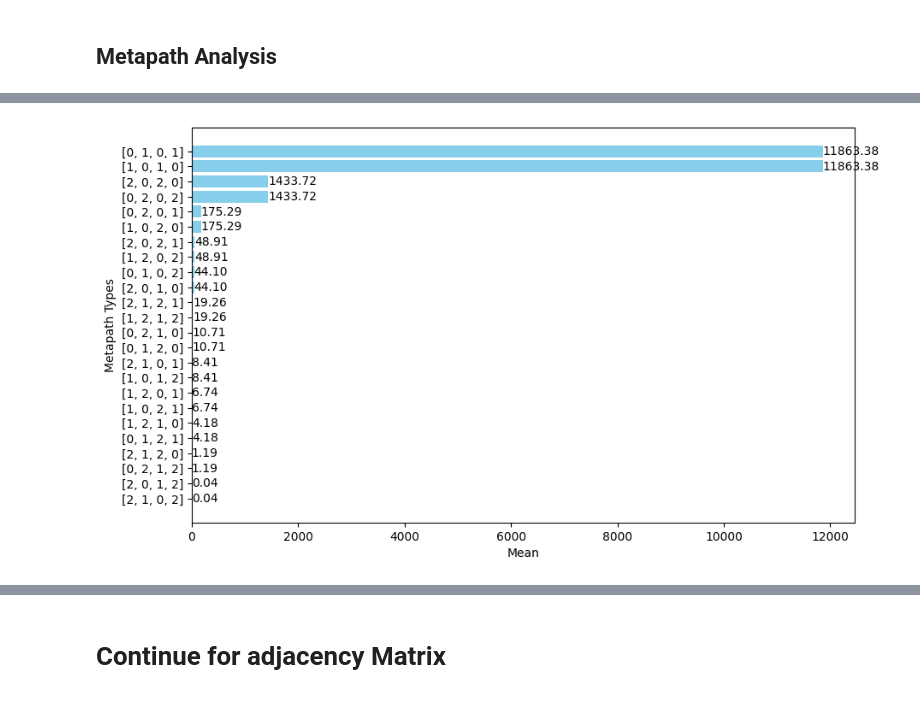
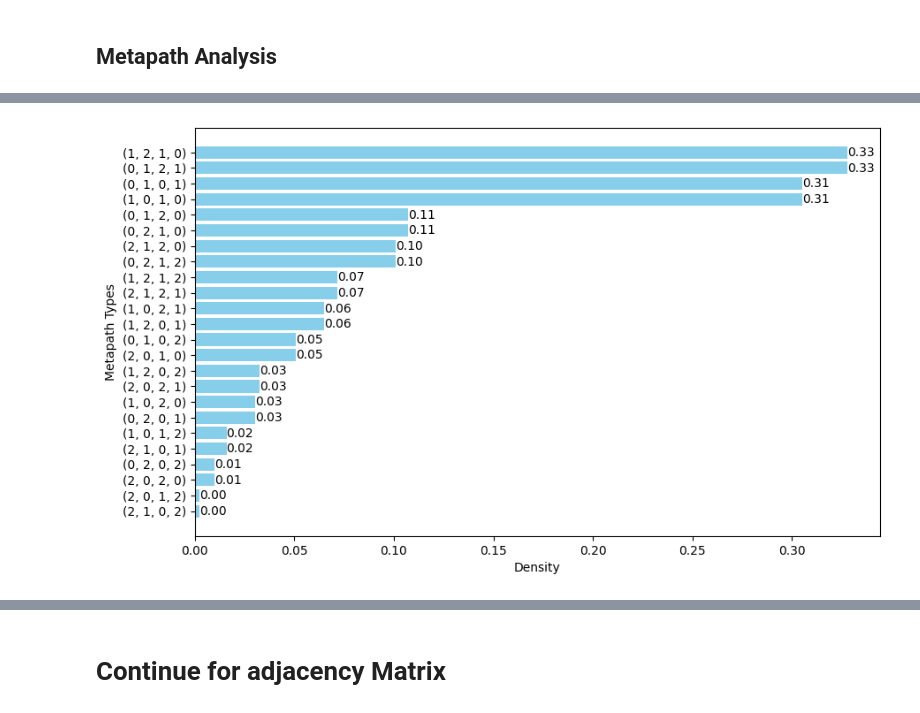
Before and after one commit to lucyzhang95/MAGNN_MKG, a Jupyter notebook: MAGNN/model_data_preprocess.ipynb, the cells around one changed output, grey strips where cells are left out. Saved outputs shown, nothing was run; the diff lists cells and outputs as text; code cells hidden in the pictures.

```diff
--- a/MAGNN/model_data_preprocess.ipynb
+++ b/MAGNN/model_data_preprocess.ipynb
@@ -230,30 +218,6 @@ plt.show()
 # %%
-possible_metapath_l4 = [
-    [0, 1, 2, 1],
-    [0, 1, 2, 0],
-    [0, 2, 1, 0],
-    [0, 2, 1, 2],
-    [0, 1, 0, 2],
-    [0, 2, 0, 1],
-    [0, 1, 0, 1],
-    [0, 2, 0, 2],
-    [1, 0, 2, 1],
-    [1, 0, 2, 0],
-    [1, 2, 0, 1],
-    [1, 2, 0, 2],
-    [1, 0, 1, 2],
-    [1, 2, 1, 0],
-    [1, 0, 1, 0],
-    [1, 2, 1, 2],
-    [2, 0, 1, 0],
-    [2, 0, 1, 2],
-    [2, 1, 0, 2],
-    [2, 1, 0, 1],
-    [2, 0, 2, 1],
-    [2, 1, 2, 0],
-    [2, 0, 2, 0],
-    [2, 1, 2, 1]
-]
-
+possible_metapath_l4 = generate_paths(4)
 # [1, 0, 0, 1] # this metapath does not exist, output is 0
 metapath_len4 = evaluate_metapath_adjacency_matrix(adjM, type_mask, possible_metapath_l4)
+metapath_len4_df = pd.DataFrame(metapath_len4)
+metapath_len4_df
@@ -283,12 +242,14 @@ sorted_metapath_len4_df = metapath_len4_df.sort_values(by='mean', ascending=Fals
 # %%
+sorted_metapath_len4_df = metapath_len4_df.sort_values(by='density', ascending=False)
+
 plt.figure(figsize=(10, 6))
-plt.barh(sorted_metapath_len4_df['metapath'].astype(str), sorted_metapath_len4_df['mean'], color='skyblue')
-plt.xlabel('Mean')
+plt.barh(sorted_metapath_len4_df['metapath'].astype(str), sorted_metapath_len4_df['density'], color='skyblue')
+plt.xlabel('Density')
 plt.ylabel('Metapath Types')
 plt.gca().invert_yaxis()
-for index, value in enumerate(sorted_metapath_len4_df['mean']):
+for index, value in enumerate(sorted_metapath_len4_df['density']):
     plt.text(value, index, f'{value:.2f}', va='center')
 plt.show()
 # %% [output]
-[figure, old version]
+[figure, new version]
 # %%
```
Also changed, not shown: parts of 18 cells of this notebook.
